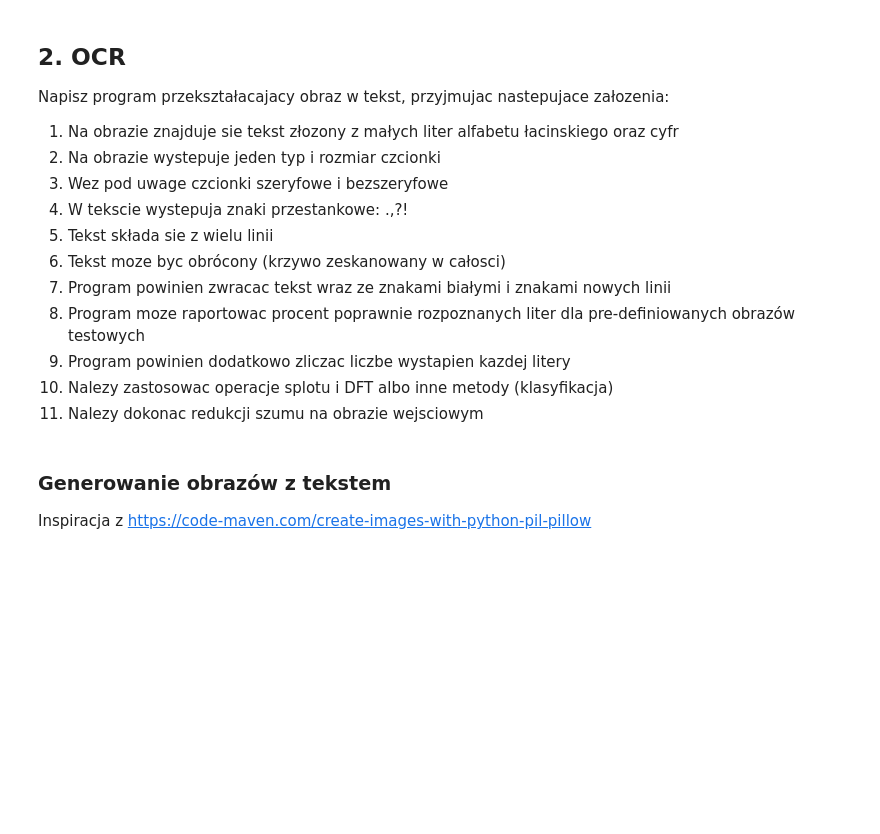
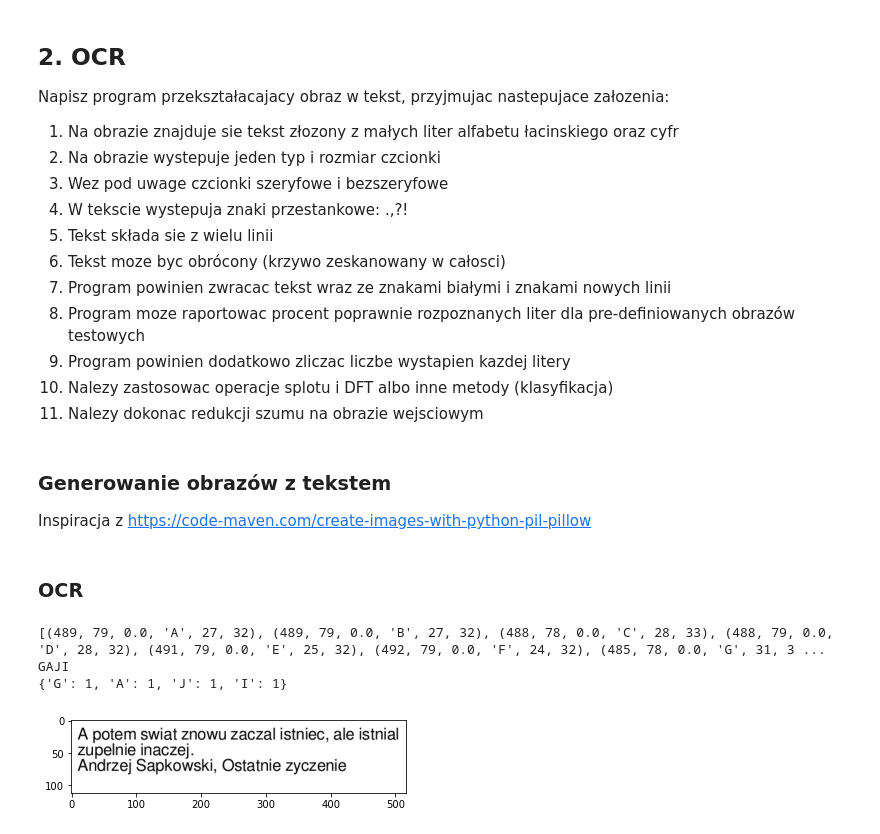
Before and after one commit to pgorgolew/MOWNIT-AGH-COURSE, a Jupyter notebook: lab9-DFT/lab9.ipynb, the cells around one changed output. Cells and saved outputs as stored; diff of their text form; code cells hidden in the pictures; blank space fills up the shorter version.

```diff
--- a/lab9-DFT/lab9.ipynb
+++ b/lab9-DFT/lab9.ipynb
@@ -22,20 +23,23 @@ a całym obrazem.
 wzorca (nałóz je na obraz oryginalny).
 5. Znajdz liczbe wystapien wzorca. Testy przeprowadz na dwóch zbiorach danych.
 # %%
+def process_img(img, extra_val_tranform=None): #img is result of Image.open()
+    gray_scale = img.convert('L')
+    inverted = ImageOps.invert(gray_scale)
+    transformed = np.abs(np.array(inverted) - extra_val_tranform) if extra_val_tranform is not None else np.array(inverted)
+    return img, np.swapaxes(transformed, 0, 1)
+
+def show_image(img, subplot_indexes, title, img_swapaxes=True, fun_before_show=None):
+    img = np.swapaxes(np.array(img), 0, 1) if img_swapaxes else img
+    img = fun_before_show(img) if fun_before_show is not None else img
+    ax = plt.subplot(*subplot_indexes)
+    ax.imshow(img, cmap='gray')
+    ax.set_title(title)
+
 def find_patterns(original_image, pattern_image, min_val, extra_val_tranform=None, rgb_diffs=(-50,-80,50), show_processed=False):
     def prepare_img(img_path):
         img = Image.open(img_path)
-        gray_scale = img.convert('L')
-        inverted = ImageOps.invert(gray_scale)
-        transformed = np.abs(np.array(inverted) - extra_val_tranform) if extra_val_tranform is not None else np.array(inverted)
-        return img, np.swapaxes(transformed, 0, 1)
-
-    def show_image(img, subplot_indexes, title, img_swapaxes=True, fun_before_show=None):
-        img = np.swapaxes(np.array(img), 0, 1) if img_swapaxes else img
-        img = fun_before_show(img) if fun_before_show is not None else img
-        ax = plt.subplot(*subplot_indexes)
-        ax.imshow(img, cmap='gray')
-        ax.set_title(title)
+        return process_img(img, extra_val_tranform)
 
     img, img_prepared = prepare_img(original_image)
     pattern_img, pattern_prepared = prepare_img(pattern_image)
@@ -132 +155,3 @@ generate_image("TESCIK\ntescik", (100,60), 'testpath')
+# %% [markdown]
+### OCR
 # %%
@@ -209,3 +229,10 @@ def ocr(original_img, font):
         if p is not None:
             print('', end='\r\n')
     print(let_count)
+# %%
+ocr(os.path.join('ocr_data','short_FreeSans_not_rotated.png'), 'FreeSans')
+# %% [output]
+[(489, 79, 0.0, 'A', 27, 32), (489, 79, 0.0, 'B', 27, 32), (488, 78, 0.0, 'C', 28, 33), (488, 79, 0.0, 'D', 28, 32), (491, 79, 0.0, 'E', 25, 32), (492, 79, 0.0, 'F', 24, 32), (485, 78, 0.0, 'G', 31, 3 ...
+GAJI
+{'G': 1, 'A': 1, 'J': 1, 'I': 1}
+[figure, added]
```
Also changed, not shown: parts of 4 cells of this notebook, 14 other files.
